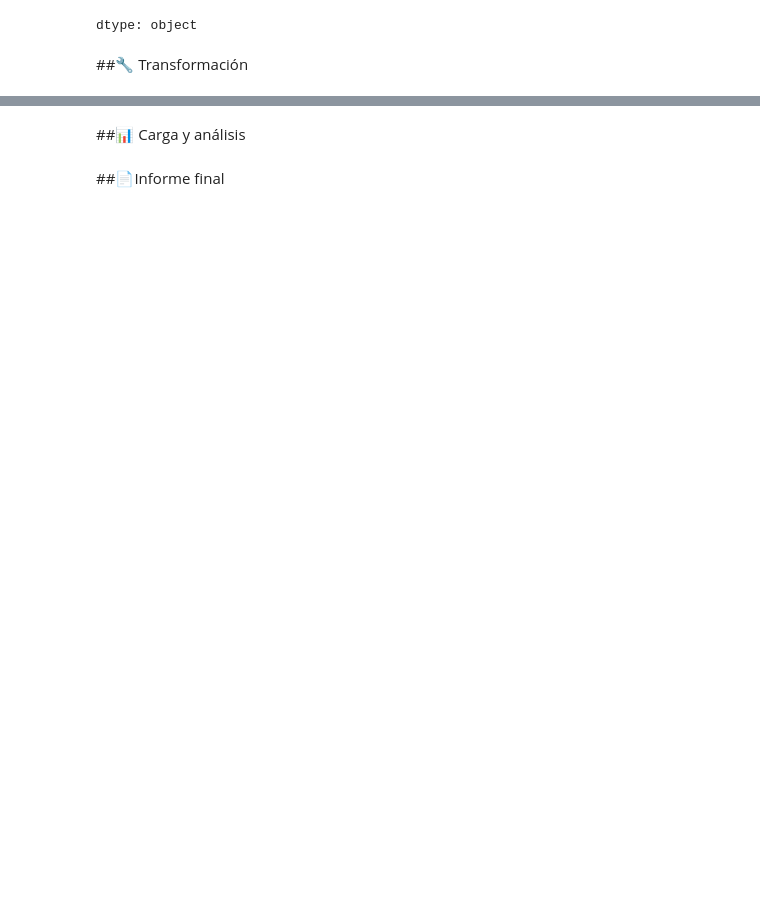
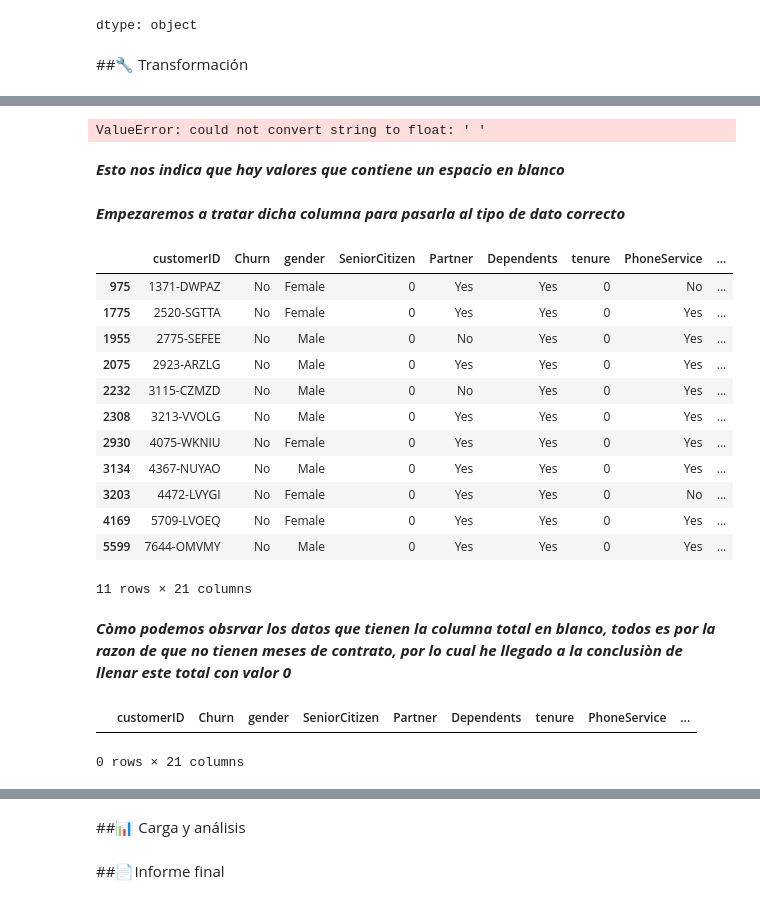
Before and after one commit to GP-Core/Telecom-X-Part-1, a Jupyter notebook: TelecomX_Part1-Gp-Core.ipynb, the cells around one changed output, grey strips where cells are left out. Saved outputs shown, nothing was run; the diff lists cells and outputs as text; code cells hidden in the pictures; blank space fills up the shorter version.

```diff
--- a/TelecomX_Part1-Gp-Core.ipynb
+++ b/TelecomX_Part1-Gp-Core.ipynb
@@ -104,0 +200,3 @@ dtype: object
+# %%
+datos_norm_eliminados = datos_norm.loc[indices_eliminar]
+datos_norm = datos_norm.drop(indices_eliminar)
@@ -104,0 +223,27 @@ dtype: object
+# %%
+#Trataremos de pasar la columna "charges_total" al tipo valor float
+datos_norm['Charges_Total'].astype(np.float64)
+# %% [output]
+ValueError: could not convert string to float: ' '
+# %% [markdown]
+***Esto nos indica que hay valores que contiene un espacio en blanco***
+# %% [markdown]
+***Empezaremos a tratar dicha columna para pasarla al tipo de dato correcto***
+# %%
+datos_norm.query('Charges_Total == " "')
+# %% [output]
+|  | customerID | Churn | gender | SeniorCitizen | Partner | Dependents | tenure | PhoneService | ... |
+| 975 | 1371-DWPAZ | No | Female | 0 | Yes | Yes | 0 | No | ... |
+| 1775 | 2520-SGTTA | No | Female | 0 | Yes | Yes | 0 | Yes | ... |
+| 1955 | 2775-SEFEE | No | Male | 0 | No | Yes | 0 | Yes | ... |
+| 2075 | 2923-ARZLG | No | Male | 0 | Yes | Yes | 0 | Yes | ... |
+| 2232 | 3115-CZMZD | No | Male | 0 | No | Yes | 0 | Yes | ... |
+| 2308 | 3213-VVOLG | No | Male | 0 | Yes | Yes | 0 | Yes | ... |
+| 2930 | 4075-WKNIU | No | Female | 0 | Yes | Yes | 0 | Yes | ... |
+| 3134 | 4367-NUYAO | No | Male | 0 | Yes | Yes | 0 | Yes | ... |
+| 3203 | 4472-LVYGI | No | Female | 0 | Yes | Yes | 0 | No | ... |
+| 4169 | 5709-LVOEQ | No | Female | 0 | Yes | Yes | 0 | Yes | ... |
+| 5599 | 7644-OMVMY | No | Male | 0 | Yes | Yes | 0 | Yes | ... |
+11 rows × 21 columns
+# %% [markdown]
+***Còmo podemos obsrvar los datos que tienen la columna total en blanco, todos es por la razon de que no tienen meses de contrato, por lo cual he llegado a la conclusiòn de llenar este total con valor 0***
@@ -104,0 +252,6 @@ dtype: object
+# %%
+#Verificamos que haya servido la funciòn para posteriormente aplicar el cambio de tipo de dato
+datos_norm.query('Charges_Total == " "')
+# %% [output]
+|  | customerID | Churn | gender | SeniorCitizen | Partner | Dependents | tenure | PhoneService | ... |
+0 rows × 21 columns
```
Also changed, not shown: parts of 33 cells of this notebook.
